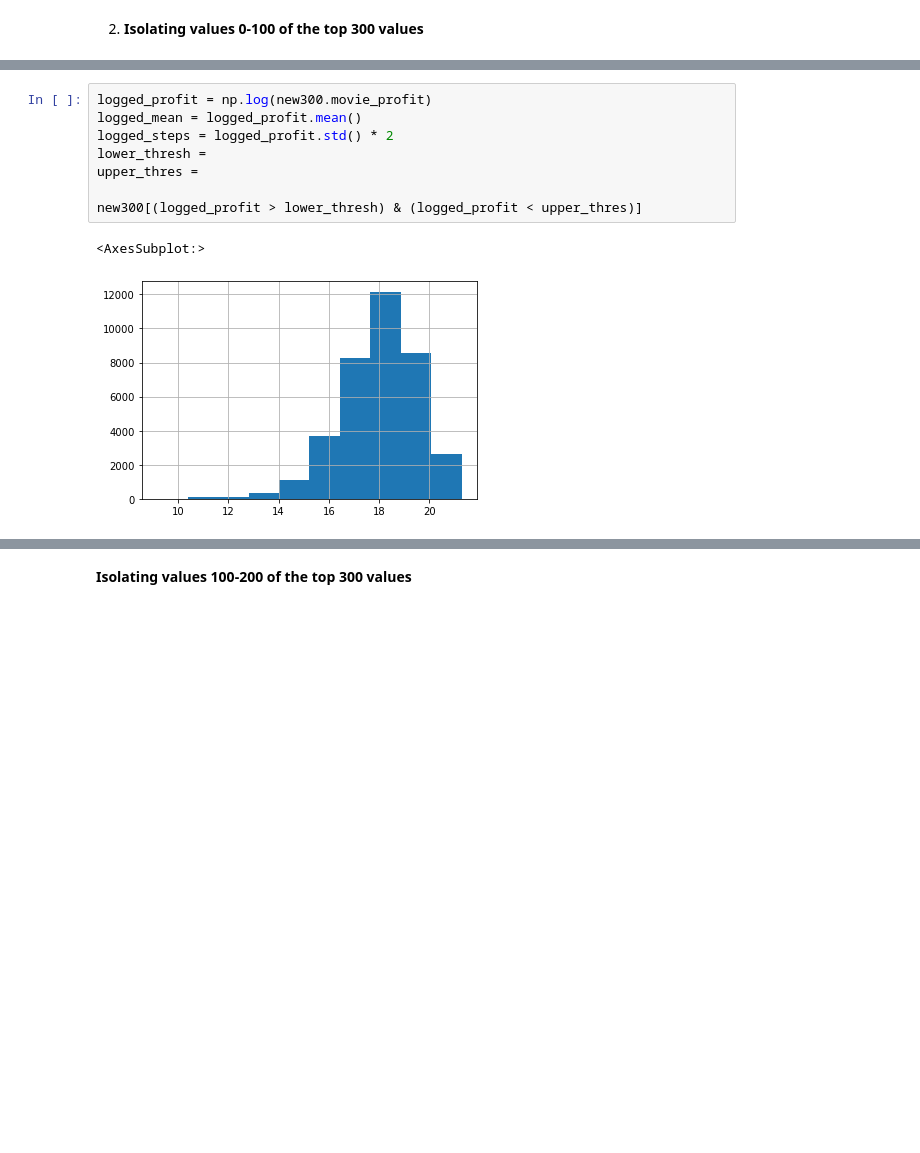
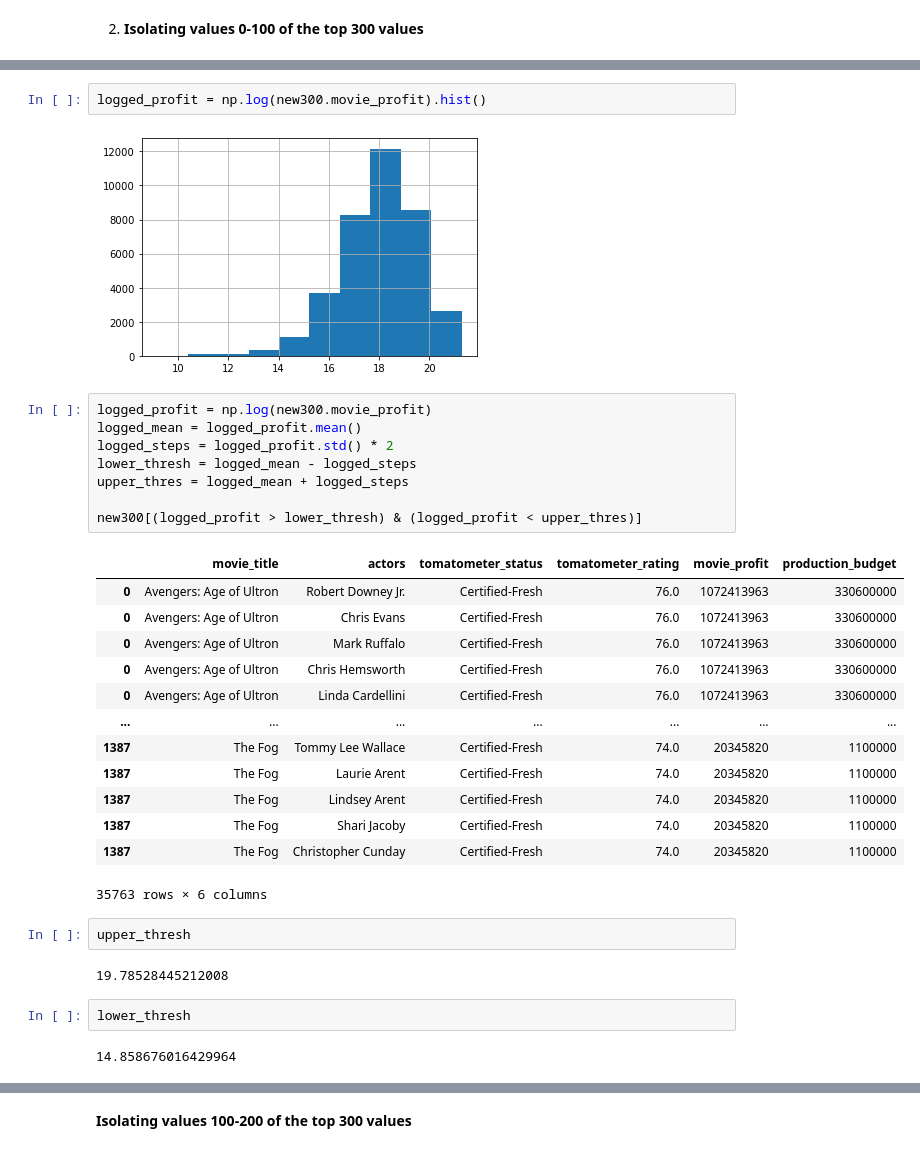
Before and after one commit to jchandleroneal/microsoft-movie-analysis, a Jupyter notebook: movie_analysis.ipynb, the cells around one changed output, grey strips where cells are left out. Saved outputs shown, nothing was run; the diff lists cells and outputs as text; blank space fills up the shorter version.

Commit message:
upper and lower thresh

```diff
--- a/movie_analysis.ipynb
+++ b/movie_analysis.ipynb
@@ -492,11 +483,34 @@ new300
 # %%
-logged_profit = np.log(new300.movie_profit)
-logged_mean = logged_profit.mean()
-logged_steps = logged_profit.std() * 2
-lower_thresh =
-upper_thres =
-
-new300[(logged_profit > lower_thresh) & (logged_profit < upper_thres)]
+logged_profit = np.log(new300.movie_profit).hist()
 # %% [output]
-<AxesSubplot:>
 [figure]
+# %%
+logged_profit = np.log(new300.movie_profit)
+logged_mean = logged_profit.mean()
+logged_steps = logged_profit.std() * 2
+lower_thresh = logged_mean - logged_steps
+upper_thres = logged_mean + logged_steps
+
+new300[(logged_profit > lower_thresh) & (logged_profit < upper_thres)]
+# %% [output]
+|  | movie_title | actors | tomatometer_status | tomatometer_rating | movie_profit | production_budget |
+| 0 | Avengers: Age of Ultron | Robert Downey Jr. | Certified-Fresh | 76.0 | 1072413963 | 330600000 |
+| 0 | Avengers: Age of Ultron | Chris Evans | Certified-Fresh | 76.0 | 1072413963 | 330600000 |
+| 0 | Avengers: Age of Ultron | Mark Ruffalo | Certified-Fresh | 76.0 | 1072413963 | 330600000 |
+| 0 | Avengers: Age of Ultron | Chris Hemsworth | Certified-Fresh | 76.0 | 1072413963 | 330600000 |
+| 0 | Avengers: Age of Ultron | Linda Cardellini | Certified-Fresh | 76.0 | 1072413963 | 330600000 |
+| ... | ... | ... | ... | ... | ... | ... |
+| 1387 | The Fog | Tommy Lee Wallace | Certified-Fresh | 74.0 | 20345820 | 1100000 |
+| 1387 | The Fog | Laurie Arent | Certified-Fresh | 74.0 | 20345820 | 1100000 |
+| 1387 | The Fog | Lindsey Arent | Certified-Fresh | 74.0 | 20345820 | 1100000 |
+| 1387 | The Fog | Shari Jacoby | Certified-Fresh | 74.0 | 20345820 | 1100000 |
+| 1387 | The Fog | Christopher Cunday | Certified-Fresh | 74.0 | 20345820 | 1100000 |
+35763 rows × 6 columns
+# %%
+upper_thresh
+# %% [output]
+19.78528445212008
+# %%
+lower_thresh
+# %% [output]
+14.858676016429964
```
Also changed, not shown: parts of 23 cells of this notebook.
